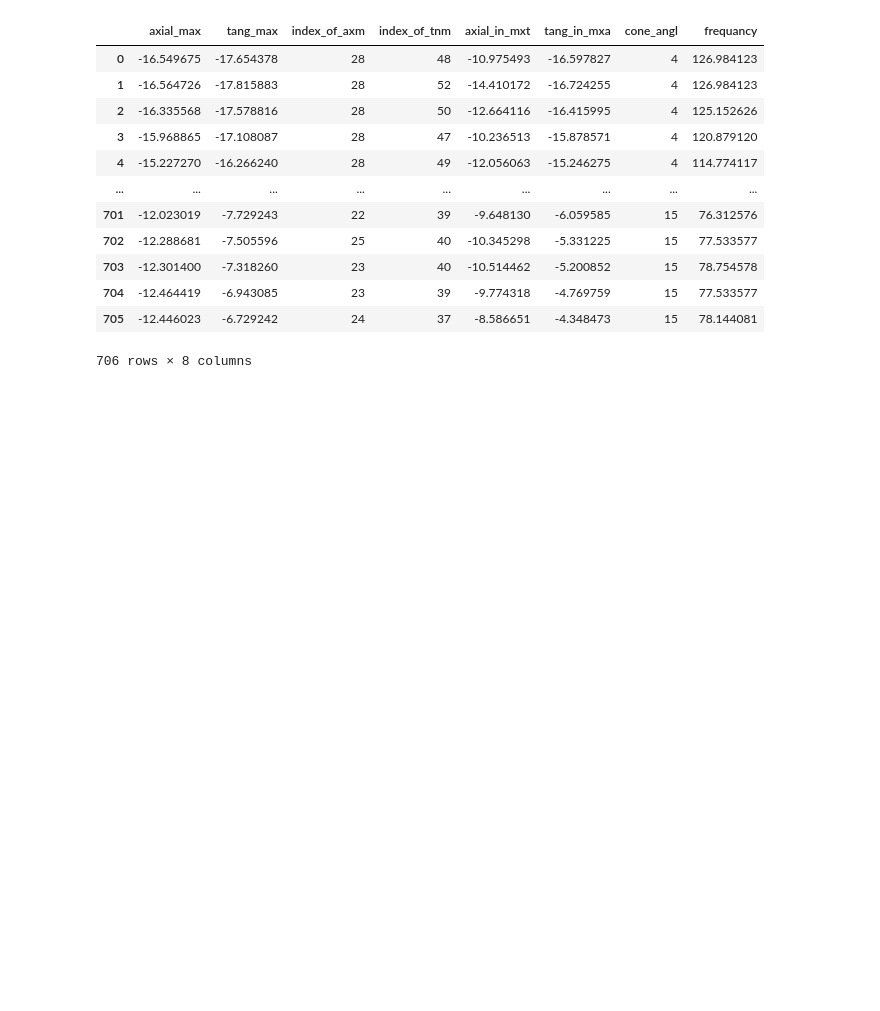
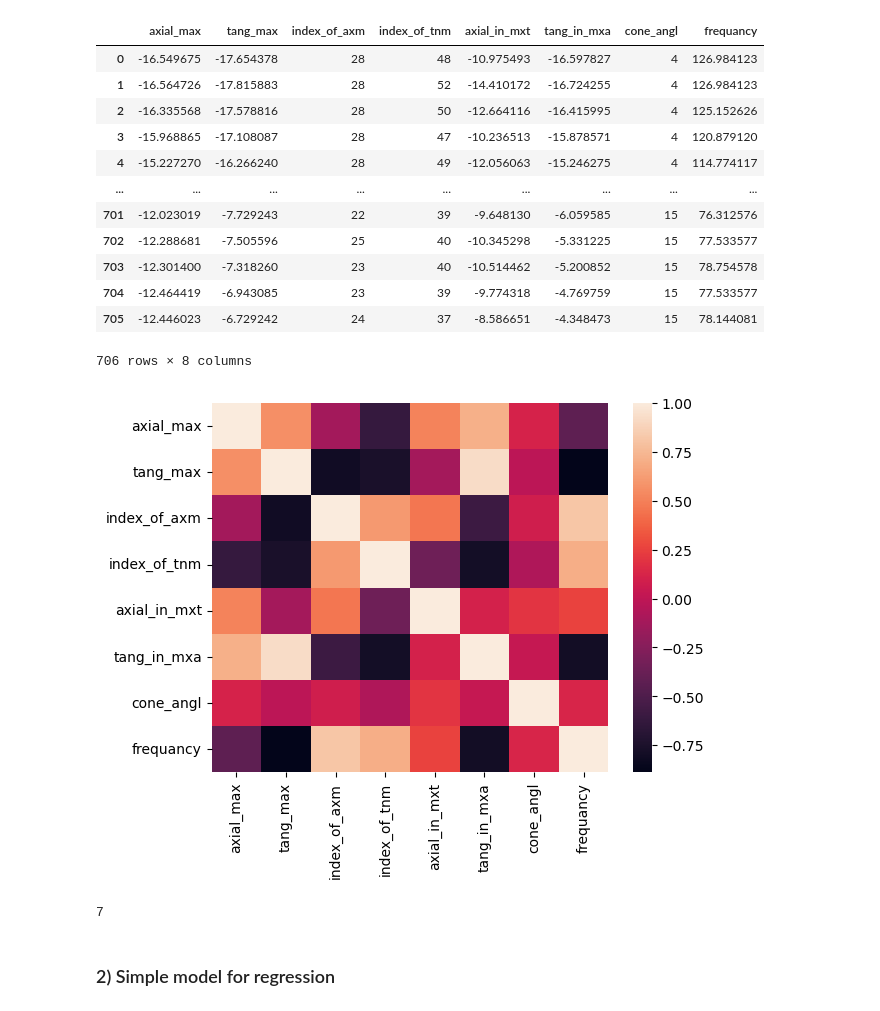
Before and after one commit to NikitaGoltsev/aerodynamic_circuit_ML, a Jupyter notebook: dl_reg.ipynb, the cells around one changed output. Cells and saved outputs as stored; diff of their text form; code cells hidden in the pictures; blank space fills up the shorter version.

Commit message:
With_dl_regression

```diff
--- a/dl_reg.ipynb
+++ b/dl_reg.ipynb
@@ -28,3 +43,26 @@ df
 706 rows × 8 columns
 # %%
 # Let's build correlation and some graphs
+sns.heatmap(df.corr())
+
+# And some estimators
+print()
+# %% [output]
+[figure, added]
+# %%
+X = df.drop(columns='frequancy')
+y = df['frequancy']
+
+
+
+# standartization and train test split
+mean = X.mean(axis=0)
+std = X.std(axis=0)
+X -= mean
+X /= std
+X_train, X_test, Y_train, Y_test = train_test_split(X, y, test_size=0.20)
+print(X_train.shape[1])
+# %% [output]
+7
+# %% [markdown]
+<h3>2) Simple model for regression</h3>
```
Also changed, not shown: parts of 13 cells of this notebook, 1 other file.
